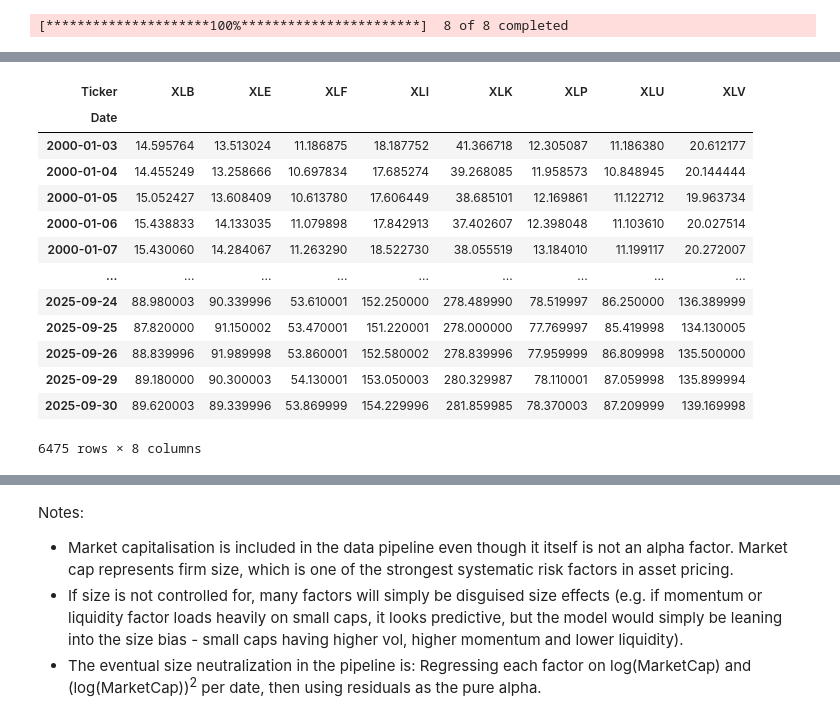
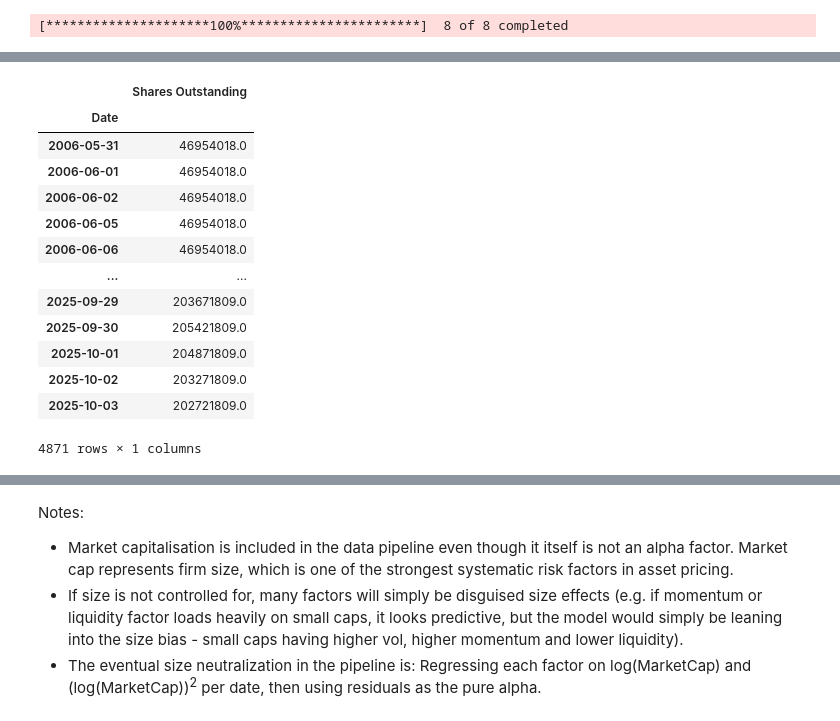
Before and after one commit to changjulian17/mqf_practice, a Jupyter notebook: QF603_Quant_Analysis_Fin_Markets/Raymon_code/Du pipeline_v2.ipynb, the cells around one changed output, grey strips where cells are left out. Cells and saved outputs as stored; diff of their text form; code cells hidden in the pictures.

```diff
--- a/QF603_Quant_Analysis_Fin_Markets/Raymon_code/Du pipeline_v2.ipynb
+++ b/QF603_Quant_Analysis_Fin_Markets/Raymon_code/Du pipeline_v2.ipynb
@@ -285,18 +53 @@ Type:      method
-# %%
-stock_data.xs('Close', axis=1, level=0)
-# %% [output]
-| Ticker | XLB | XLE | XLF | XLI | XLK | XLP | XLU | XLV |
-| Date |  |  |  |  |  |  |  |  |
-| 2000-01-03 | 14.595764 | 13.513024 | 11.186875 | 18.187752 | 41.366718 | 12.305087 | 11.186380 | 20.612177 |
-| 2000-01-04 | 14.455249 | 13.258666 | 10.697834 | 17.685274 | 39.268085 | 11.958573 | 10.848945 | 20.144444 |
-| 2000-01-05 | 15.052427 | 13.608409 | 10.613780 | 17.606449 | 38.685101 | 12.169861 | 11.122712 | 19.963734 |
-| 2000-01-06 | 15.438833 | 14.133035 | 11.079898 | 17.842913 | 37.402607 | 12.398048 | 11.103610 | 20.027514 |
-| 2000-01-07 | 15.430060 | 14.284067 | 11.263290 | 18.522730 | 38.055519 | 13.184010 | 11.199117 | 20.272007 |
-| ... | ... | ... | ... | ... | ... | ... | ... | ... |
-| 2025-09-24 | 88.980003 | 90.339996 | 53.610001 | 152.250000 | 278.489990 | 78.519997 | 86.250000 | 136.389999 |
-| 2025-09-25 | 87.820000 | 91.150002 | 53.470001 | 151.220001 | 278.000000 | 77.769997 | 85.419998 | 134.130005 |
-| 2025-09-26 | 88.839996 | 91.989998 | 53.860001 | 152.580002 | 278.839996 | 77.959999 | 86.809998 | 135.500000 |
-| 2025-09-29 | 89.180000 | 90.300003 | 54.130001 | 153.050003 | 280.329987 | 78.110001 | 87.059998 | 135.899994 |
-| 2025-09-30 | 89.620003 | 89.339996 | 53.869999 | 154.229996 | 281.859985 | 78.370003 | 87.209999 | 139.169998 |
-6475 rows × 8 columns
 # %%
@@ -312 +75,21 @@ XLU = pd.read_excel('ETF data/navhist-us-en-xlu.xlsx')
+# %%
+# nav_dict['XLP'][nav_dict['XLP'].columns[3]]
+df = nav_dict['XLP']
+
+df
+# %% [output]
+|  | Shares Outstanding |
+| Date |  |
+| 2006-05-31 | 46954018.0 |
+| 2006-06-01 | 46954018.0 |
+| 2006-06-02 | 46954018.0 |
+| 2006-06-05 | 46954018.0 |
+| 2006-06-06 | 46954018.0 |
+| ... | ... |
+| 2025-09-29 | 203671809.0 |
+| 2025-09-30 | 205421809.0 |
+| 2025-10-01 | 204871809.0 |
+| 2025-10-02 | 203271809.0 |
+| 2025-10-03 | 202721809.0 |
+4871 rows × 1 columns
 # %%
```
Also changed, not shown: parts of 57 cells of this notebook, 7 other files.
